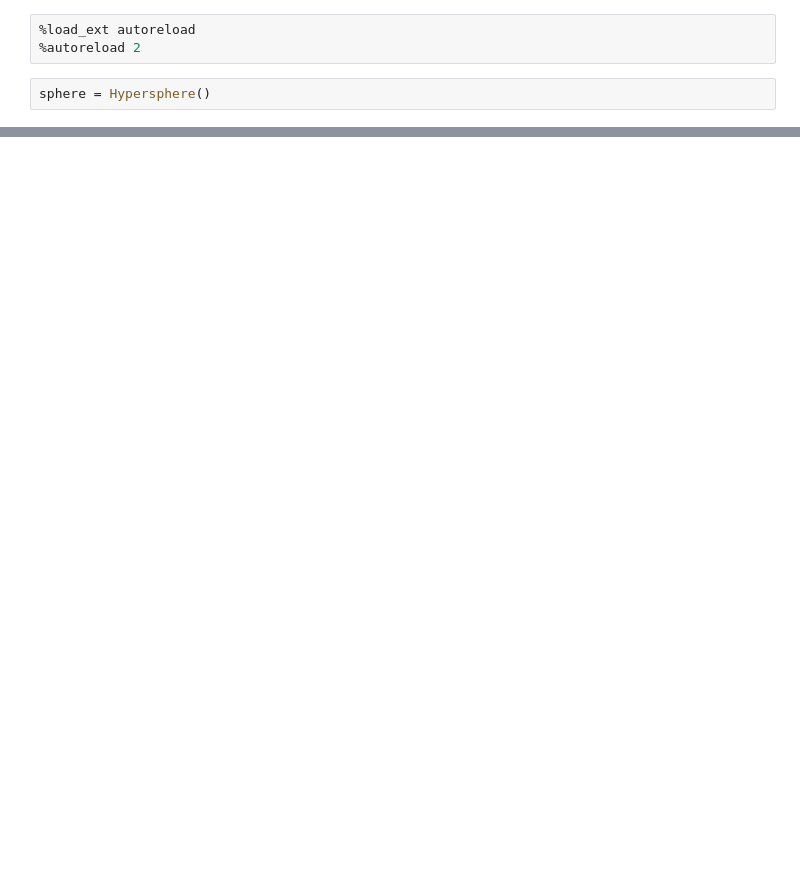
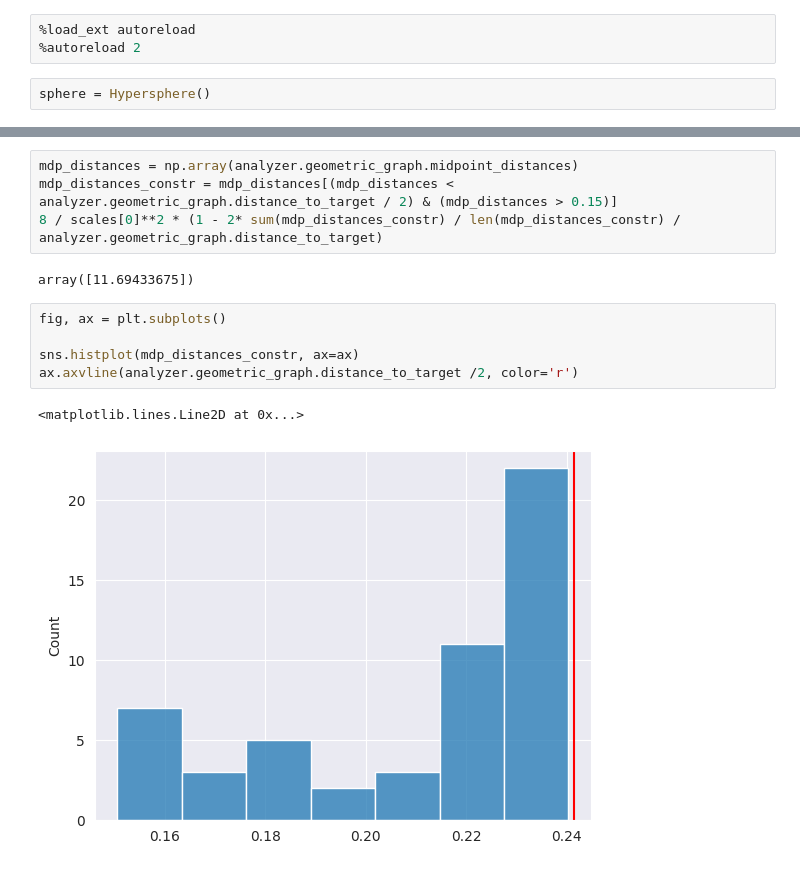
Before and after one commit to benediktpetko/geometric-coarse-curvature, a Jupyter notebook: notebooks/hypersphere_coarse_curvature.ipynb, the cells around one changed output, grey strips where cells are left out. Saved outputs shown, nothing was run; the diff lists cells and outputs as text; blank space fills up the shorter version.

```diff
--- a/notebooks/hypersphere_coarse_curvature.ipynb
+++ b/notebooks/hypersphere_coarse_curvature.ipynb
@@ -32,0 +62,14 @@ KeyboardInterrupt:
+# %%
+mdp_distances = np.array(analyzer.geometric_graph.midpoint_distances)
+mdp_distances_constr = mdp_distances[(mdp_distances < analyzer.geometric_graph.distance_to_target / 2) & (mdp_distances > 0.15)]
+8 / scales[0]**2 * (1 - 2* sum(mdp_distances_constr) / len(mdp_distances_constr) / analyzer.geometric_graph.distance_to_target)
+# %% [output]
+array([11.69433675])
+# %%
+fig, ax = plt.subplots()
+
+sns.histplot(mdp_distances_constr, ax=ax)
+ax.axvline(analyzer.geometric_graph.distance_to_target /2, color='r')
+# %% [output]
+<matplotlib.lines.Line2D at 0x...>
+[figure, added]
```
Also changed, not shown: parts of 7 cells of this notebook, 5 other files.
